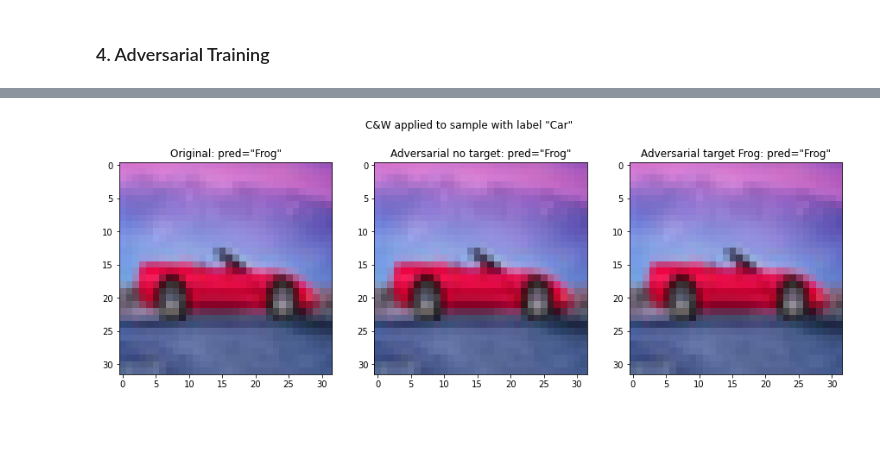
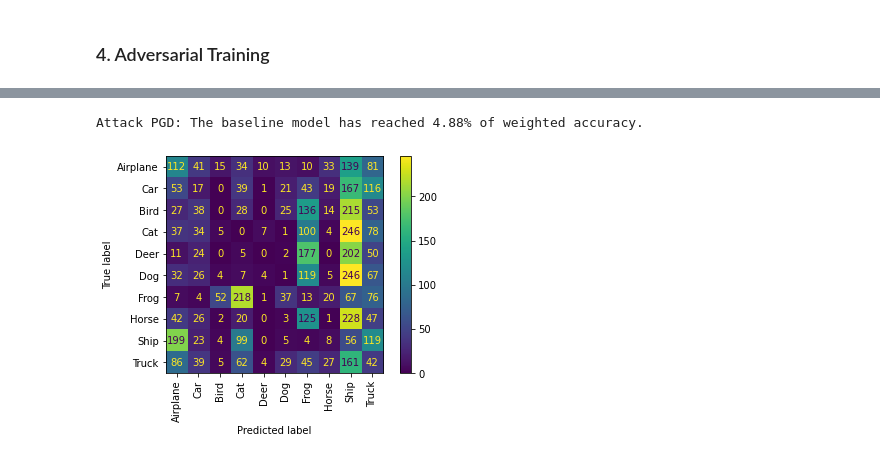
Before and after one commit to DanisAlukaev/Security-and-Interpretability-ML, a Jupyter notebook: Assignment 2/Solution.ipynb, the cells around one changed output, grey strips where cells are left out. Saved outputs shown, nothing was run; the diff lists cells and outputs as text; code cells hidden in the pictures; blank space fills up the shorter version.

Commit message:
+ adversarial train

```diff
--- a/Assignment 2/Solution.ipynb
+++ b/Assignment 2/Solution.ipynb
@@ -36,7 +38,7 @@ configs = {
     "num_workers": 4,
     "device": "cuda:0",
     "batch_size": 128,
-    "epochs": 10
+    "epochs": 50
 }
 # %%
 import warnings
@@ -217,7 +219,7 @@ class ResNet(nn.Module):
 # %% [markdown]
 The best performance is shown on the epoch 50 (see Assignment 1), so these weights will be used for inference. Since the weights weigh a lot (~260 Mb), I uploaded them on [google drive](https://drive.google.com/file/d/1FlUsruxRa86CEcermysA9GT5mEwlKdcb/view?usp=sharing).
 # %%
-checkpoint = torch.load(os.path.join("weights", "a1.pt"))
+checkpoint = torch.load(os.path.join("weights", "baseline.pt"))
 baseline = ResNet(3, 64, [3, 4, 6, 3]).to(configs['device'])
 baseline.load_state_dict(checkpoint['model_state_dict'])
 baseline.eval()
@@ -741,0 +774,5 @@ ResNet(
+# %%
+checkpoint = torch.load(os.path.join("weights", "robust.pt"))
+robust = ResNet(3, 64, [3, 4, 6, 3]).to(configs['device'])
+robust.load_state_dict(checkpoint['model_state_dict'])
+robust.eval()
@@ -742,4 +808,5 @@ ResNet(
 # %%
-visualize_single_attack(train.model.cpu(), ("C&W", CnW(device="cpu")))
+validate_adversarial(robust, validationloader, ("PGD", PGD()))
 # %% [output]
+Attack PGD: The baseline model has reached 4.88% of weighted accuracy.
-[figure, old version]
+[figure, new version]
```
Also changed, not shown: parts of 22 cells of this notebook.
